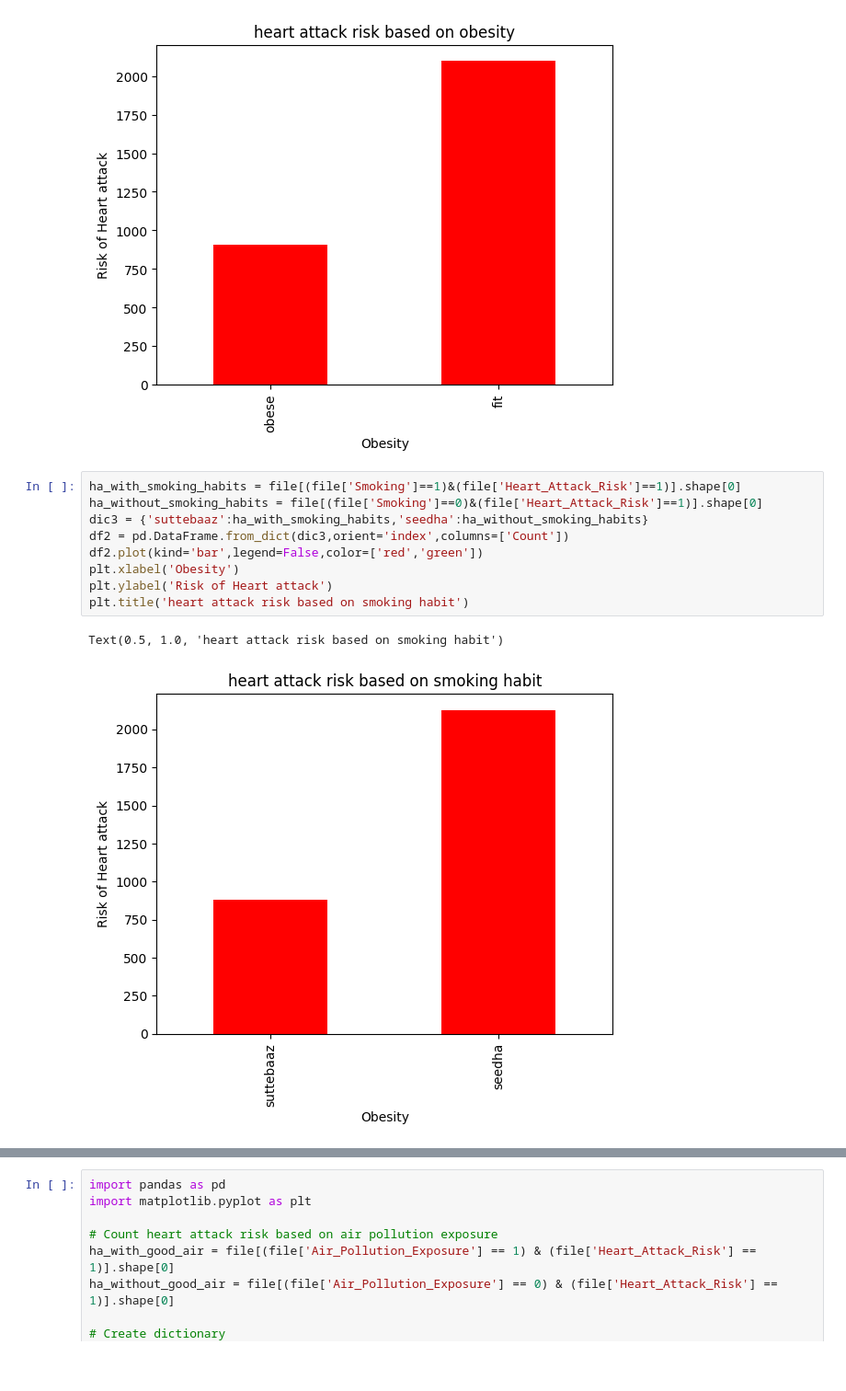
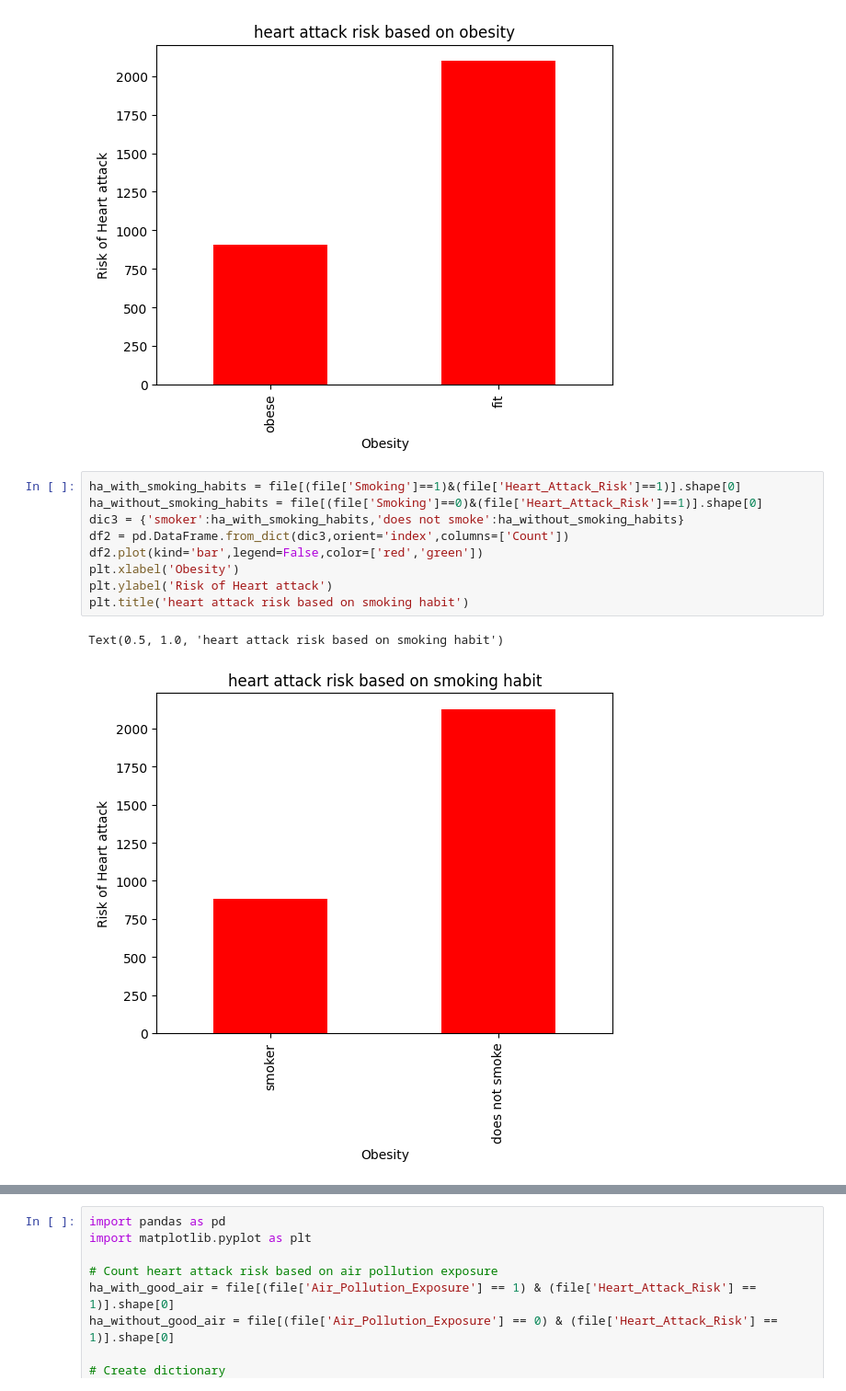
Before and after one commit to DarknessWithin/EDAassignment, a Jupyter notebook: Untitled.ipynb, the cells around one changed output, grey strips where cells are left out. Shown at 92% size. Drawn from its saved outputs; the diff is of its cells as text; blank space fills up the shorter version.

```diff
--- a/Untitled.ipynb
+++ b/Untitled.ipynb
@@ -172,15 +172,15 @@ Text(0.5, 1.0, 'heart attack risk based on obesity')
 # %%
 ha_with_smoking_habits = file[(file['Smoking']==1)&(file['Heart_Attack_Risk']==1)].shape[0]
 ha_without_smoking_habits = file[(file['Smoking']==0)&(file['Heart_Attack_Risk']==1)].shape[0]
-dic3 = {'suttebaaz':ha_with_smoking_habits,'seedha':ha_without_smoking_habits}
+dic3 = {'smoker':ha_with_smoking_habits,'does not smoke':ha_without_smoking_habits}
 df2 = pd.DataFrame.from_dict(dic3,orient='index',columns=['Count'])
 df2.plot(kind='bar',legend=False,color=['red','green'])
 plt.xlabel('Obesity')
 plt.ylabel('Risk of Heart attack')
 plt.title('heart attack risk based on smoking habit')
 # %% [output]
 Text(0.5, 1.0, 'heart attack risk based on smoking habit')
-[figure, old version]
+[figure, new version]
 # %%
 ha_with_healthy_habits = file[(file['Physical_Activity']==1)&(file['Heart_Attack_Risk']==1)].shape[0]
 ha_without_healthy_habits = file[(file['Physical_Activity']==0)&(file['Heart_Attack_Risk']==1)].shape[0]
```
Also changed, not shown: parts of 2 cells of this notebook.
